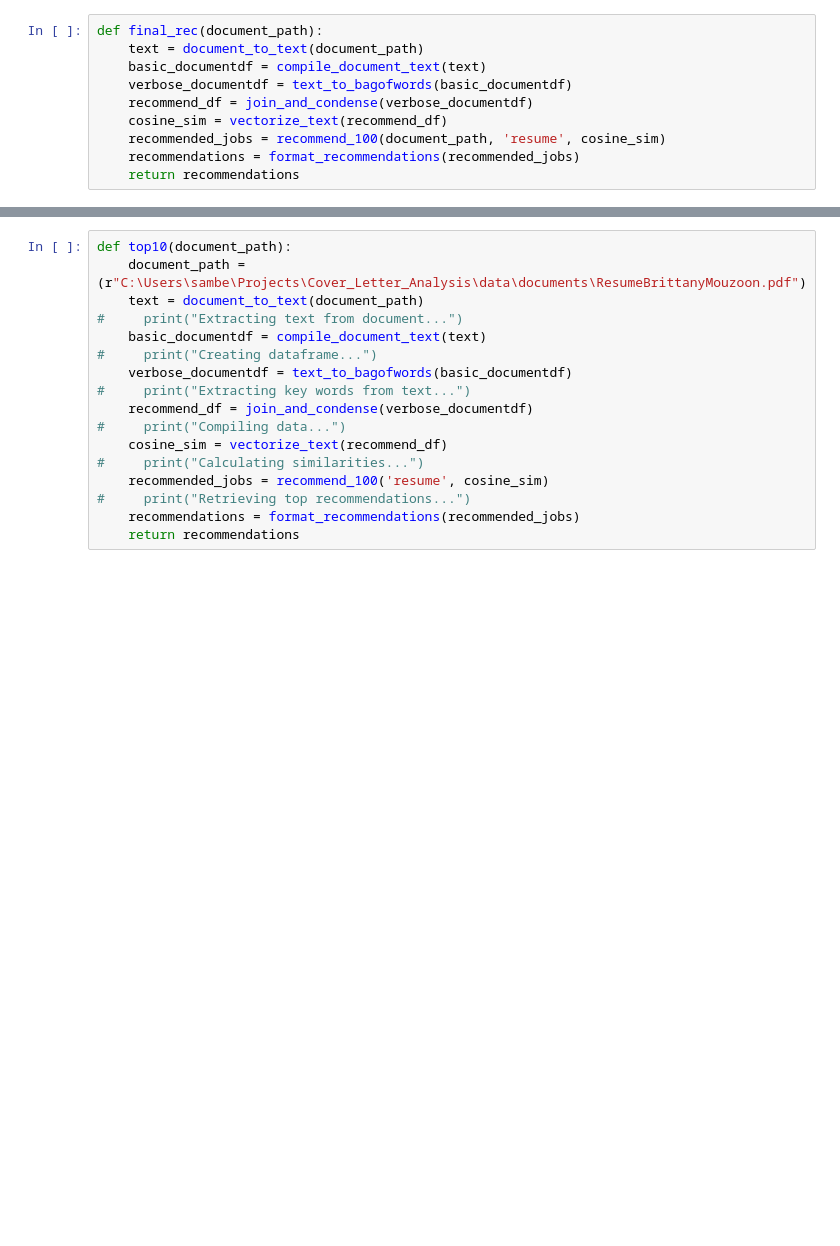
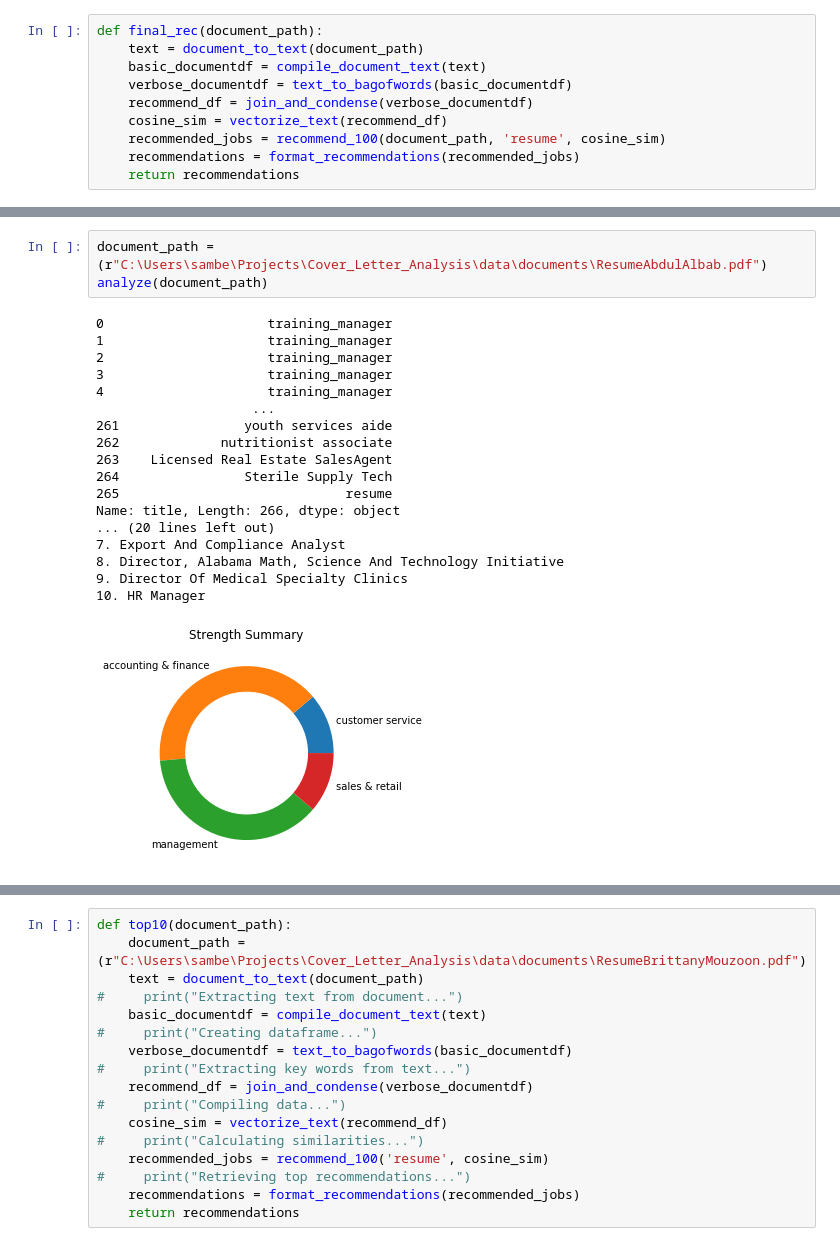
Before and after one commit to sambellsoup/Cover_Letter_Analysis, a Jupyter notebook: data_pipeline.ipynb, the cells around one changed output, grey strips where cells are left out. Cells and saved outputs as stored; diff of their text form; blank space fills up the shorter version.

```diff
--- a/data_pipeline.ipynb
+++ b/data_pipeline.ipynb
@@ -269,0 +210,22 @@ Indeed ResumeAhmad PirzadaFort Lauderdale, FLahmadpirzada2_k25@indeedemail.com95
+# %%
+document_path = (r"C:\Users\sambe\Projects\Cover_Letter_Analysis\data\documents\ResumeAbdulAlbab.pdf")
+analyze(document_path)
+# %% [output]
+0                     training_manager
+1                     training_manager
+2                     training_manager
+3                     training_manager
+4                     training_manager
+                    ...
+261                youth services aide
+262             nutritionist associate
+263    Licensed Real Estate SalesAgent
+264                Sterile Supply Tech
+265                             resume
+Name: title, Length: 266, dtype: object
+... (20 lines left out)
+7. Export And Compliance Analyst
+8. Director, Alabama Math, Science And Technology Initiative
+9. Director Of Medical Specialty Clinics
+10. HR Manager
+[figure, added]
```
Also changed, not shown: parts of 15 cells of this notebook, 4 other files.
